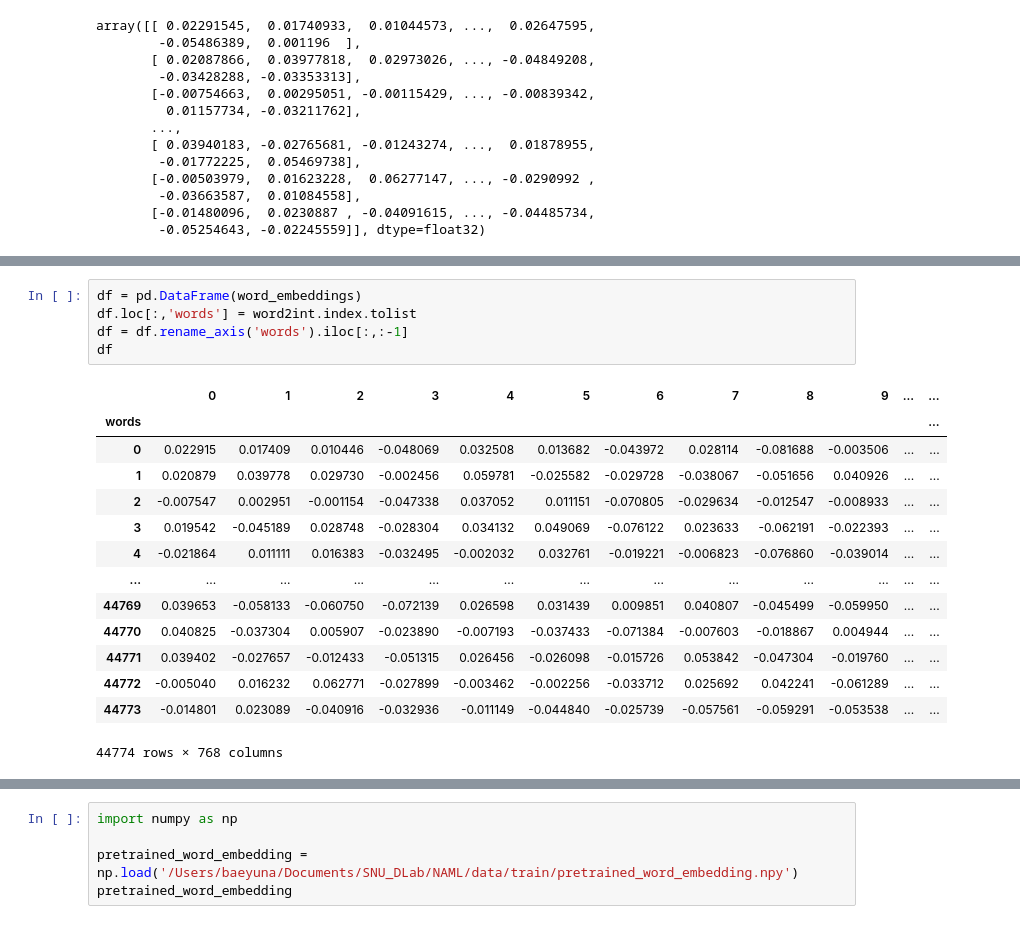
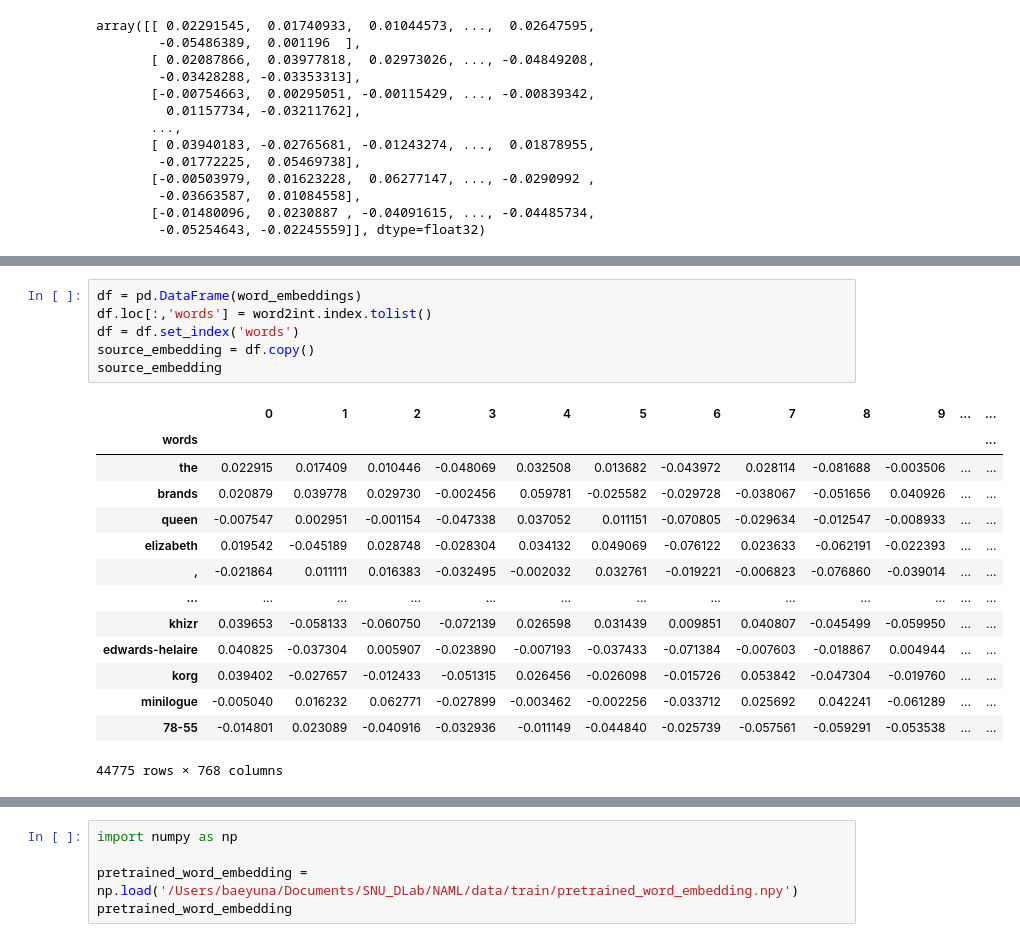
Before and after one commit to baebae-dev/SNU_DLab, a Jupyter notebook: TANR_Bert/src/word_embedding.ipynb, the cells around one changed output, grey strips where cells are left out. Cells and saved outputs as stored; diff of their text form.

```diff
--- a/TANR_Bert/src/word_embedding.ipynb
+++ b/TANR_Bert/src/word_embedding.ipynb
@@ -90,21 +92,22 @@ word_embeddings.shape
 # %%
 df = pd.DataFrame(word_embeddings)
-df.loc[:,'words'] = word2int.index.tolist
-df = df.rename_axis('words').iloc[:,:-1]
-df
+df.loc[:,'words'] = word2int.index.tolist()
+df = df.set_index('words')
+source_embedding = df.copy()
+source_embedding
 # %% [output]
 |  | 0 | 1 | 2 | 3 | 4 | 5 | 6 | 7 | 8 | 9 | ... | ... |
 | words |  |  |  |  |  |  |  |  |  |  |  | ... |
-| 0 | 0.022915 | 0.017409 | 0.010446 | -0.048069 | 0.032508 | 0.013682 | -0.043972 | 0.028114 | -0.081688 | -0.003506 | ... | ... |
-| 1 | 0.020879 | 0.039778 | 0.029730 | -0.002456 | 0.059781 | -0.025582 | -0.029728 | -0.038067 | -0.051656 | 0.040926 | ... | ... |
-| 2 | -0.007547 | 0.002951 | -0.001154 | -0.047338 | 0.037052 | 0.011151 | -0.070805 | -0.029634 | -0.012547 | -0.008933 | ... | ... |
-| 3 | 0.019542 | -0.045189 | 0.028748 | -0.028304 | 0.034132 | 0.049069 | -0.076122 | 0.023633 | -0.062191 | -0.022393 | ... | ... |
-| 4 | -0.021864 | 0.011111 | 0.016383 | -0.032495 | -0.002032 | 0.032761 | -0.019221 | -0.006823 | -0.076860 | -0.039014 | ... | ... |
+| the | 0.022915 | 0.017409 | 0.010446 | -0.048069 | 0.032508 | 0.013682 | -0.043972 | 0.028114 | -0.081688 | -0.003506 | ... | ... |
+| brands | 0.020879 | 0.039778 | 0.029730 | -0.002456 | 0.059781 | -0.025582 | -0.029728 | -0.038067 | -0.051656 | 0.040926 | ... | ... |
+| queen | -0.007547 | 0.002951 | -0.001154 | -0.047338 | 0.037052 | 0.011151 | -0.070805 | -0.029634 | -0.012547 | -0.008933 | ... | ... |
+| elizabeth | 0.019542 | -0.045189 | 0.028748 | -0.028304 | 0.034132 | 0.049069 | -0.076122 | 0.023633 | -0.062191 | -0.022393 | ... | ... |
+| , | -0.021864 | 0.011111 | 0.016383 | -0.032495 | -0.002032 | 0.032761 | -0.019221 | -0.006823 | -0.076860 | -0.039014 | ... | ... |
 | ... | ... | ... | ... | ... | ... | ... | ... | ... | ... | ... | ... | ... |
-| 44769 | 0.039653 | -0.058133 | -0.060750 | -0.072139 | 0.026598 | 0.031439 | 0.009851 | 0.040807 | -0.045499 | -0.059950 | ... | ... |
-| 44770 | 0.040825 | -0.037304 | 0.005907 | -0.023890 | -0.007193 | -0.037433 | -0.071384 | -0.007603 | -0.018867 | 0.004944 | ... | ... |
-| 44771 | 0.039402 | -0.027657 | -0.012433 | -0.051315 | 0.026456 | -0.026098 | -0.015726 | 0.053842 | -0.047304 | -0.019760 | ... | ... |
-| 44772 | -0.005040 | 0.016232 | 0.062771 | -0.027899 | -0.003462 | -0.002256 | -0.033712 | 0.025692 | 0.042241 | -0.061289 | ... | ... |
-| 44773 | -0.014801 | 0.023089 | -0.040916 | -0.032936 | -0.011149 | -0.044840 | -0.025739 | -0.057561 | -0.059291 | -0.053538 | ... | ... |
+| khizr | 0.039653 | -0.058133 | -0.060750 | -0.072139 | 0.026598 | 0.031439 | 0.009851 | 0.040807 | -0.045499 | -0.059950 | ... | ... |
+| edwards-helaire | 0.040825 | -0.037304 | 0.005907 | -0.023890 | -0.007193 | -0.037433 | -0.071384 | -0.007603 | -0.018867 | 0.004944 | ... | ... |
+| korg | 0.039402 | -0.027657 | -0.012433 | -0.051315 | 0.026456 | -0.026098 | -0.015726 | 0.053842 | -0.047304 | -0.019760 | ... | ... |
+| minilogue | -0.005040 | 0.016232 | 0.062771 | -0.027899 | -0.003462 | -0.002256 | -0.033712 | 0.025692 | 0.042241 | -0.061289 | ... | ... |
+| 78-55 | -0.014801 | 0.023089 | -0.040916 | -0.032936 | -0.011149 | -0.044840 | -0.025739 | -0.057561 | -0.059291 | -0.053538 | ... | ... |
-44774 rows × 768 columns
+44775 rows × 768 columns
 # %%
```
Also changed, not shown: parts of 6 cells of this notebook, 37 other files.
